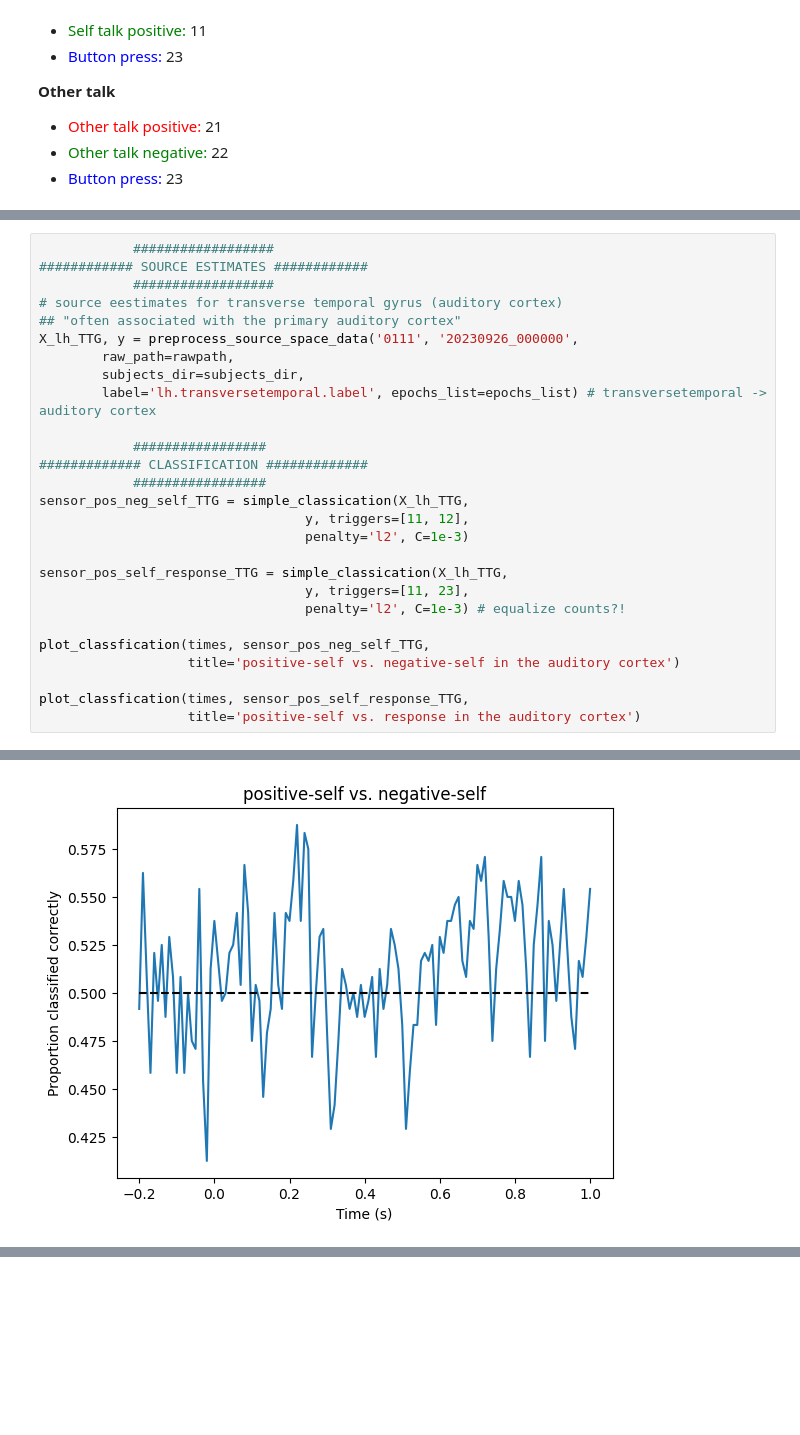
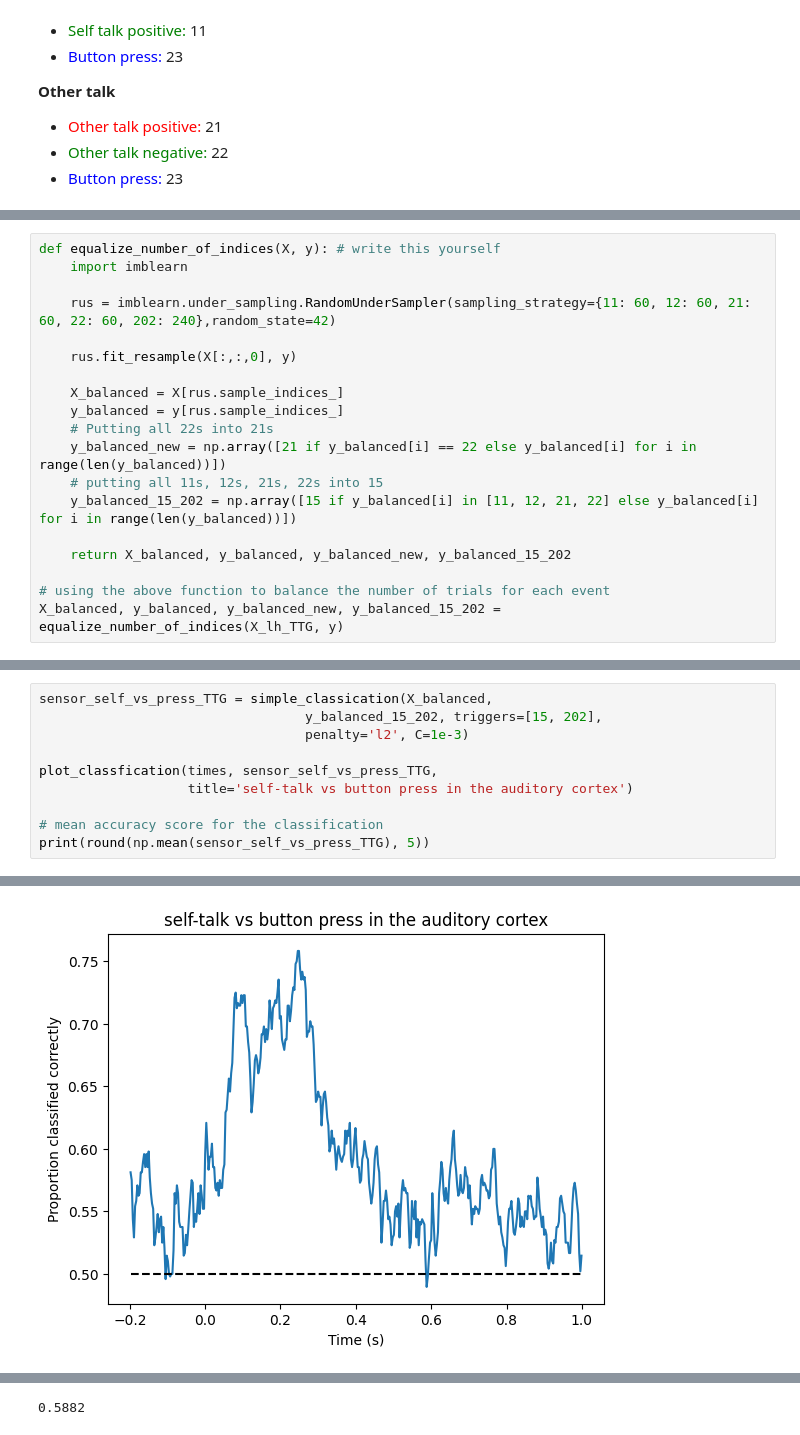
Before and after one commit to jorgenhw/adv_neuro_science, a Jupyter notebook: 12b_MEG_analysis/python/prepare_for_classifcation.ipynb, the cells around one changed output, grey strips where cells are left out. Drawn from its saved outputs; the diff is of its cells as text; blank space fills up the shorter version.

```diff
--- a/12b_MEG_analysis/python/prepare_for_classifcation.ipynb
+++ b/12b_MEG_analysis/python/prepare_for_classifcation.ipynb
@@ -541,0 +873,19 @@ plot_classfication(times, sensor_pos_self_response_V1,
+# %%
+def equalize_number_of_indices(X, y): # write this yourself
+    import imblearn
+
+    rus = imblearn.under_sampling.RandomUnderSampler(sampling_strategy={11: 60, 12: 60, 21: 60, 22: 60, 202: 240},random_state=42)
+
+    rus.fit_resample(X[:,:,0], y)
+
+    X_balanced = X[rus.sample_indices_]
+    y_balanced = y[rus.sample_indices_]
+    # Putting all 22s into 21s
+    y_balanced_new = np.array([21 if y_balanced[i] == 22 else y_balanced[i] for i in range(len(y_balanced))])
+    # putting all 11s, 12s, 21s, 22s into 15
+    y_balanced_15_202 = np.array([15 if y_balanced[i] in [11, 12, 21, 22] else y_balanced[i] for i in range(len(y_balanced))])
+
+    return X_balanced, y_balanced, y_balanced_new, y_balanced_15_202
+
+# using the above function to balance the number of trials for each event
+X_balanced, y_balanced, y_balanced_new, y_balanced_15_202 = equalize_number_of_indices(X_lh_TTG, y)
@@ -542,28 +926,11 @@ plot_classfication(times, sensor_pos_self_response_V1,
 # %%
-            ##################
-############ SOURCE ESTIMATES ############
-            ##################
-# source eestimates for transverse temporal gyrus (auditory cortex)
-## "often associated with the primary auditory cortex"
-X_lh_TTG, y = preprocess_source_space_data('0111', '20230926_000000',
-        raw_path=rawpath,
-        subjects_dir=subjects_dir,
-        label='lh.transversetemporal.label', epochs_list=epochs_list) # transversetemporal -> auditory cortex
-
-            #################
-############# CLASSIFICATION #############
-            #################
-sensor_pos_neg_self_TTG = simple_classication(X_lh_TTG,
-                                  y, triggers=[11, 12],
+sensor_self_vs_press_TTG = simple_classication(X_balanced,
+                                  y_balanced_15_202, triggers=[15, 202],
                                   penalty='l2', C=1e-3)
 
-sensor_pos_self_response_TTG = simple_classication(X_lh_TTG,
-                                  y, triggers=[11, 23],
-                                  penalty='l2', C=1e-3) # equalize counts?!
+plot_classfication(times, sensor_self_vs_press_TTG,
+                   title='self-talk vs button press in the auditory cortex')
 
-plot_classfication(times, sensor_pos_neg_self_TTG,
-                   title='positive-self vs. negative-self in the auditory cortex')
-
-plot_classfication(times, sensor_pos_self_response_TTG,
-                   title='positive-self vs. response in the auditory cortex')
+# mean accuracy score for the classification
+print(round(np.mean(sensor_self_vs_press_TTG), 5))
 # %% [output]
@@ -587 +954 @@ Reading forward solution from /Users/wibe/Desktop/CogSci/neuro/adv_neuro_science
-[figure, old version]
+[figure, new version]
@@ -588,0 +955 @@ Reading forward solution from /Users/wibe/Desktop/CogSci/neuro/adv_neuro_science
+0.5882
```
Also changed, not shown: parts of 67 cells of this notebook.
